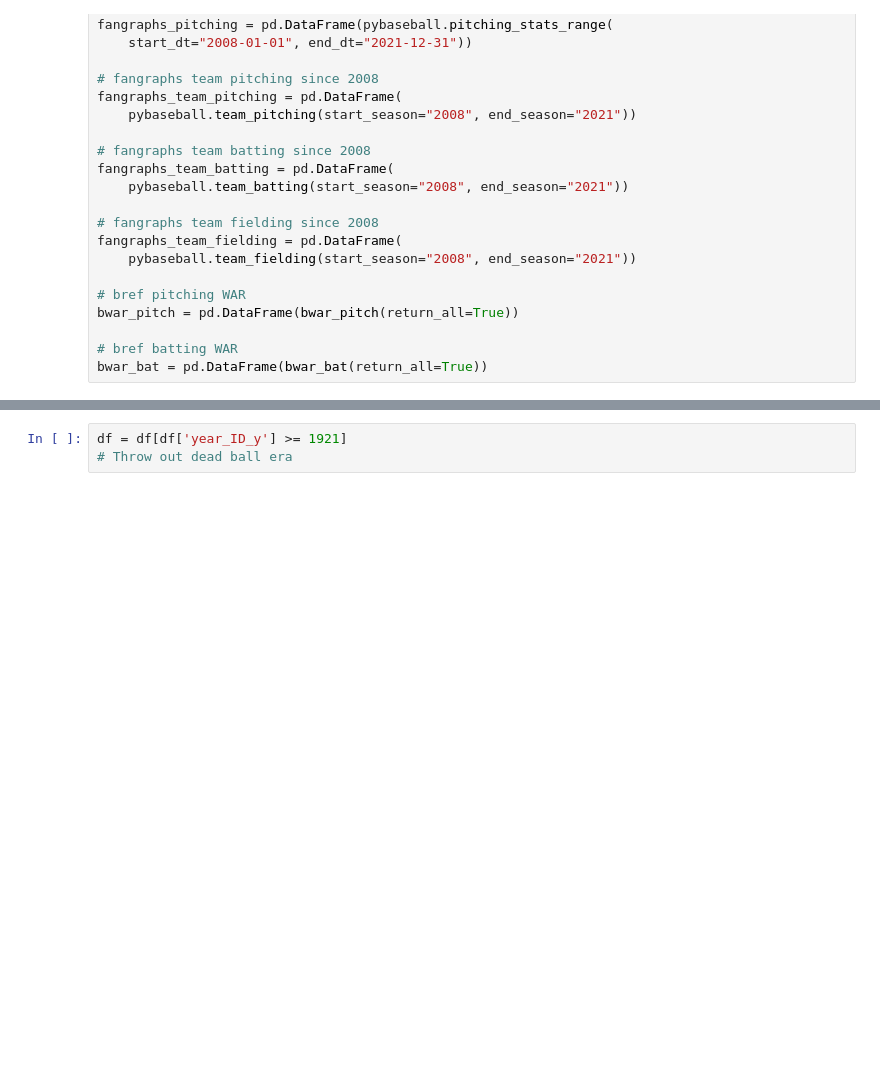
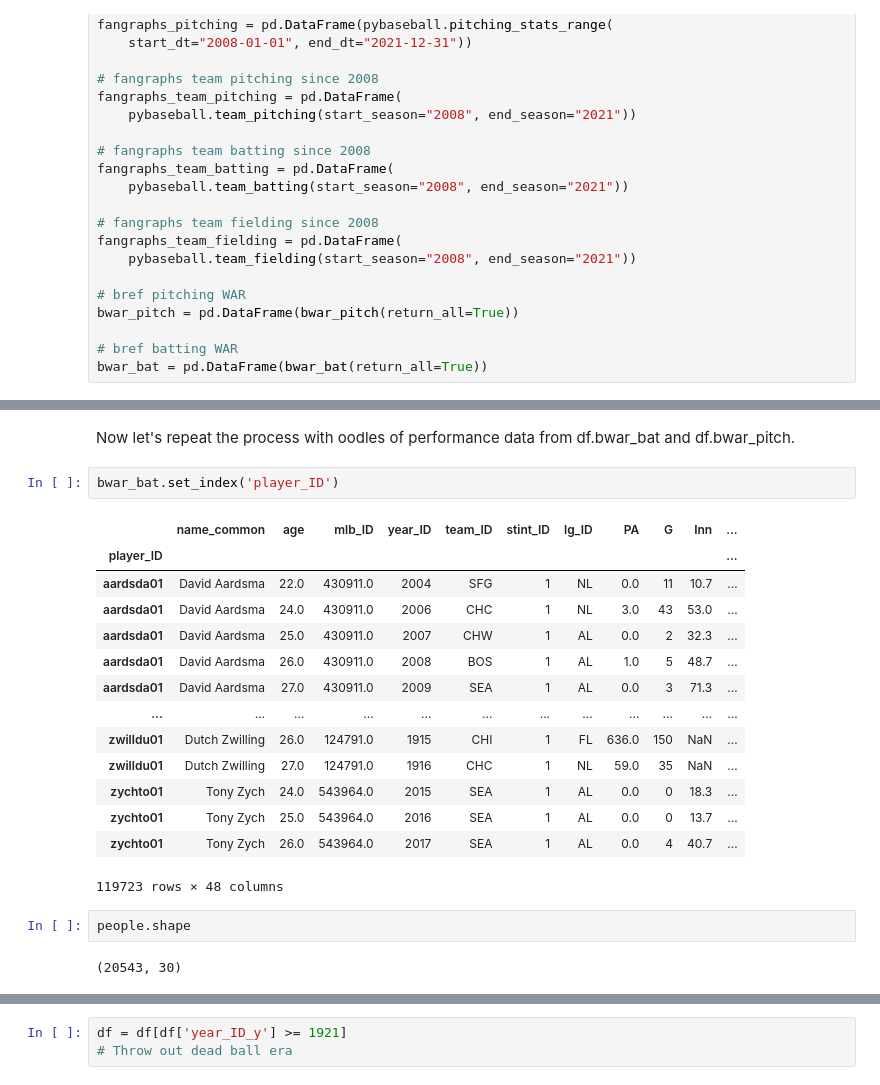
Before and after one commit to obverter/bmi-stars, a Jupyter notebook: BMI Stars.ipynb, the cells around one changed output, grey strips where cells are left out. Saved outputs shown, nothing was run; the diff lists cells and outputs as text; blank space fills up the shorter version.

```diff
--- a/BMI Stars.ipynb
+++ b/BMI Stars.ipynb
@@ -195,0 +440,23 @@ Index(['name_last', 'name_first', 'key_mlbam', 'key_retro', 'key_bbref',
+# %% [markdown]
+Now let's repeat the process with oodles of performance data from df.bwar_bat and df.bwar_pitch.
+# %%
+bwar_bat.set_index('player_ID')
+# %% [output]
+|  | name_common | age | mlb_ID | year_ID | team_ID | stint_ID | lg_ID | PA | G | Inn | ... |
+| player_ID |  |  |  |  |  |  |  |  |  |  | ... |
+| aardsda01 | David Aardsma | 22.0 | 430911.0 | 2004 | SFG | 1 | NL | 0.0 | 11 | 10.7 | ... |
+| aardsda01 | David Aardsma | 24.0 | 430911.0 | 2006 | CHC | 1 | NL | 3.0 | 43 | 53.0 | ... |
+| aardsda01 | David Aardsma | 25.0 | 430911.0 | 2007 | CHW | 1 | AL | 0.0 | 2 | 32.3 | ... |
+| aardsda01 | David Aardsma | 26.0 | 430911.0 | 2008 | BOS | 1 | AL | 1.0 | 5 | 48.7 | ... |
+| aardsda01 | David Aardsma | 27.0 | 430911.0 | 2009 | SEA | 1 | AL | 0.0 | 3 | 71.3 | ... |
+| ... | ... | ... | ... | ... | ... | ... | ... | ... | ... | ... | ... |
+| zwilldu01 | Dutch Zwilling | 26.0 | 124791.0 | 1915 | CHI | 1 | FL | 636.0 | 150 | NaN | ... |
+| zwilldu01 | Dutch Zwilling | 27.0 | 124791.0 | 1916 | CHC | 1 | NL | 59.0 | 35 | NaN | ... |
+| zychto01 | Tony Zych | 24.0 | 543964.0 | 2015 | SEA | 1 | AL | 0.0 | 0 | 18.3 | ... |
+| zychto01 | Tony Zych | 25.0 | 543964.0 | 2016 | SEA | 1 | AL | 0.0 | 0 | 13.7 | ... |
+| zychto01 | Tony Zych | 26.0 | 543964.0 | 2017 | SEA | 1 | AL | 0.0 | 4 | 40.7 | ... |
+119723 rows × 48 columns
+# %%
+people.shape
+# %% [output]
+(20543, 30)
```
Also changed, not shown: parts of 32 cells of this notebook.
